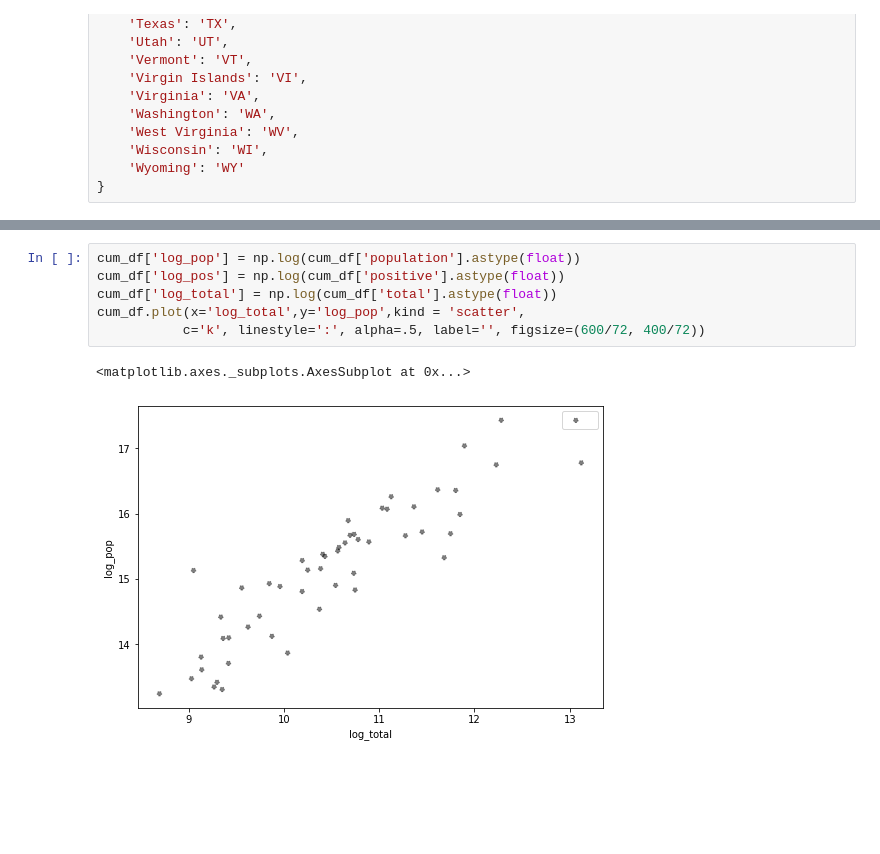
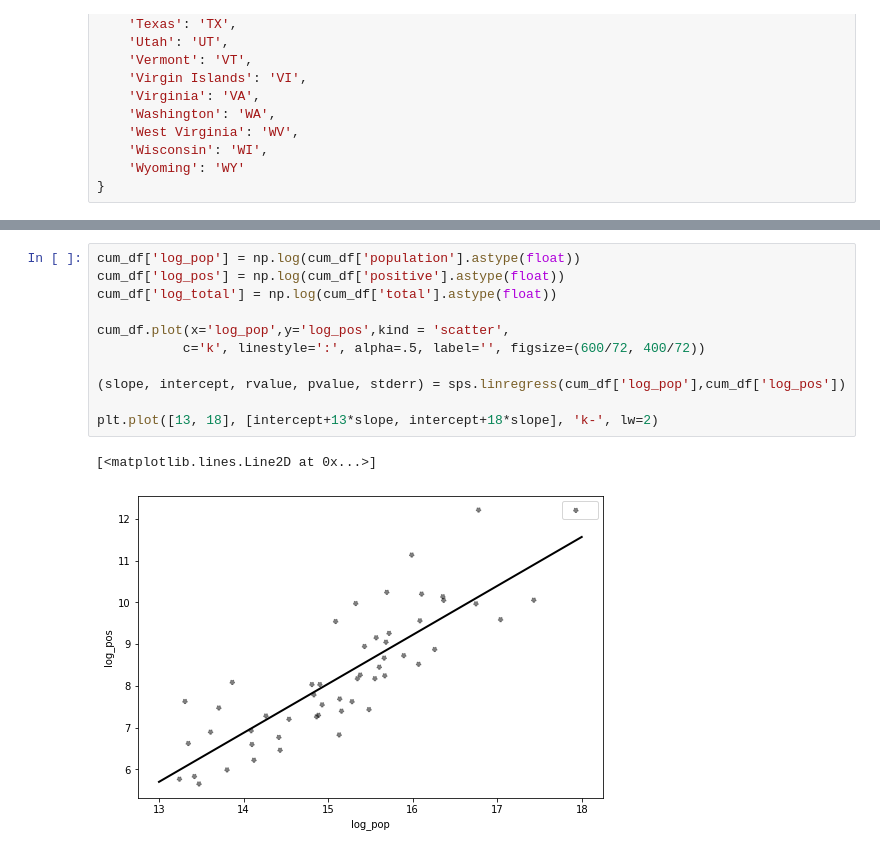
Before and after one commit to wdempsey/covid-umich, a Jupyter notebook: methods/us_testing.ipynb, the cells around one changed output, grey strips where cells are left out. Cells and saved outputs as stored; diff of their text form; blank space fills up the shorter version.

```diff
--- a/methods/us_testing.ipynb
+++ b/methods/us_testing.ipynb
@@ -280,9 +310,14 @@ cum_df = pd.DataFrame(np.reshape(results, (-1,5)), columns = ['state', 'total',
 # %%
 cum_df['log_pop'] = np.log(cum_df['population'].astype(float))
 cum_df['log_pos'] = np.log(cum_df['positive'].astype(float))
 cum_df['log_total'] = np.log(cum_df['total'].astype(float))
-cum_df.plot(x='log_total',y='log_pop',kind = 'scatter',
+
+cum_df.plot(x='log_pop',y='log_pos',kind = 'scatter',
            c='k', linestyle=':', alpha=.5, label='', figsize=(600/72, 400/72))
+
+(slope, intercept, rvalue, pvalue, stderr) = sps.linregress(cum_df['log_pop'],cum_df['log_pos'])
+
+plt.plot([13, 18], [intercept+13*slope, intercept+18*slope], 'k-', lw=2)
 # %% [output]
-<matplotlib.axes._subplots.AxesSubplot at 0x...>
+[<matplotlib.lines.Line2D at 0x...>]
-[figure, old version]
+[figure, new version]
```
Also changed, not shown: parts of 2 cells of this notebook.
